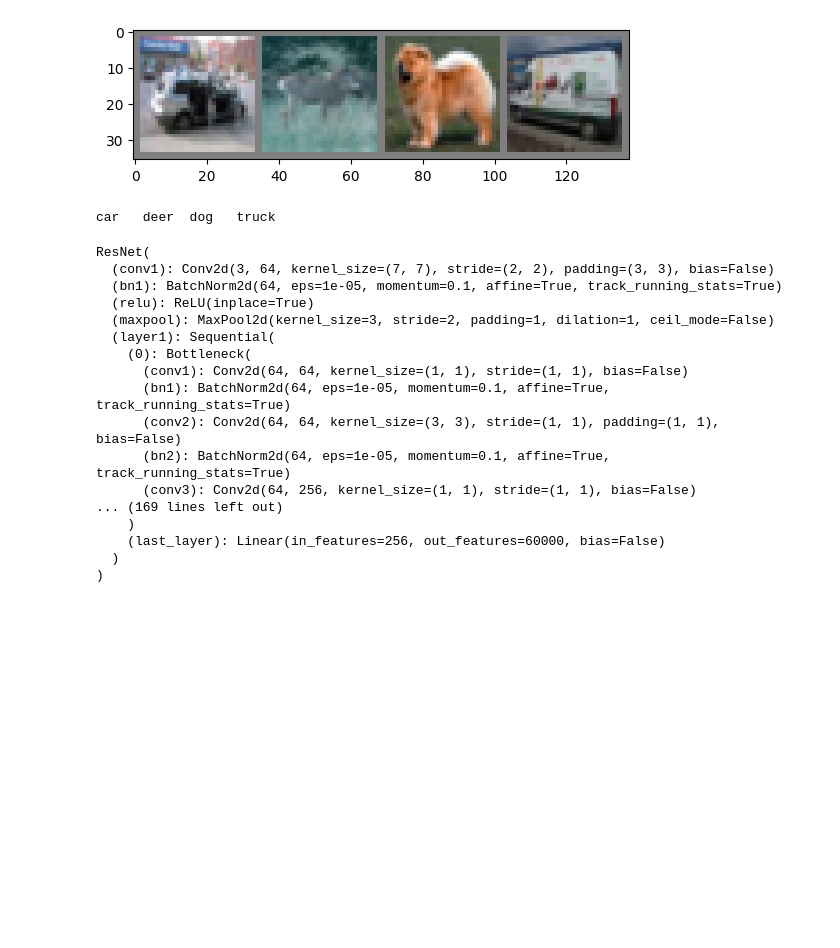
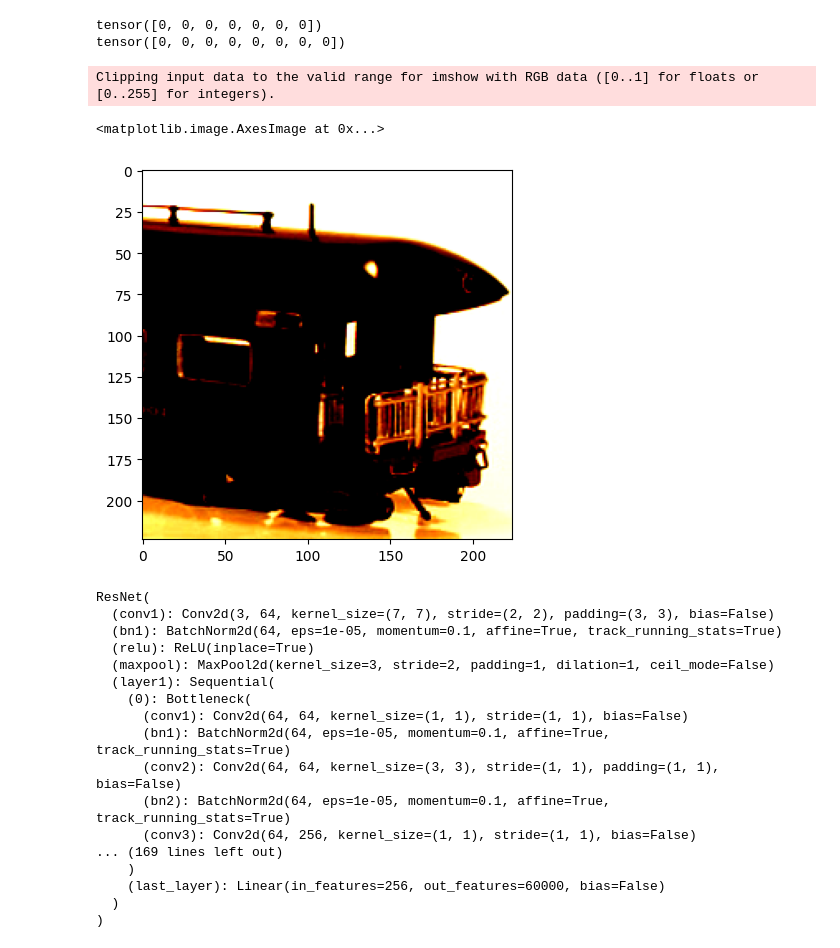
Before and after one commit to jupiter24/final-project-deep-learning-advanced-course, a Jupyter notebook: src/dino_test.ipynb, the cells around one changed output. Drawn from its saved outputs; the diff is of its cells as text; code cells hidden in the pictures; blank space fills up the shorter version.

Commit message:
use imagenet

```diff
--- a/src/dino_test.ipynb
+++ b/src/dino_test.ipynb
@@ -30,19 +8,2 @@ Files already downloaded and verified
-# %%
-def imshow(img):
-    img = img / 2 + 0.5     # unnormalize
-    npimg = img.numpy()
-    plt.imshow(np.transpose(npimg, (1, 2, 0)))
-    plt.show()
-
-
-# get some random training images
-dataiter = iter(trainloader)
-images, labels = next(dataiter)
-
-# show images
-imshow(torchvision.utils.make_grid(images))
-# print labels
-print(' '.join(f'{classes[labels[j]]:5s}' for j in range(batch_size)))
-# %% [output]
-[figure, removed]
-car   deer  dog   truck
+# %%
+BATCH_SIZE = 50
@@ -48,0 +19,44 @@ car   deer  dog   truck
+# %%
+#training dataset
+train_dataset = datasets.ImageFolder(
+    root='../data/train',
+    transform=transform
+)
+
+# validation dataset
+valid_dataset = datasets.ImageFolder(
+    root='../data/val',
+    transform=transform
+)
+
+#training data loaders
+train_loader = DataLoader(
+    train_dataset, batch_size=BATCH_SIZE, shuffle=True,
+    num_workers=2, pin_memory=True
+)
+
+#validation data loaders
+valid_loader = DataLoader(
+    valid_dataset, batch_size=BATCH_SIZE, shuffle=False,
+    num_workers=2, pin_memory=True
+)
+# %%
+#train_img.shape = [BATCH_SIZE, 3, X_SIZE, Y_SIZE], classes.shape = [BATCH_SIZE]
+train_iterator=iter(train_loader)
+train_imgs, classes = next(train_iterator)
+print(classes)
+
+
+#for some motivations here the classes are all zeros
+valid_iterator=iter(valid_loader)
+val_imgs, classes = next(valid_iterator)
+print(classes)
+# %% [output]
+tensor([0, 0, 0, 0, 0, 0, 0])
+tensor([0, 0, 0, 0, 0, 0, 0, 0])
+# %%
+plt.imshow(train_imgs[6].permute(1, 2, 0))
+# %% [output]
+Clipping input data to the valid range for imshow with RGB data ([0..1] for floats or [0..255] for integers).
+<matplotlib.image.AxesImage at 0x...>
+[figure, added]
```
Also changed, not shown: parts of 9 cells of this notebook.
